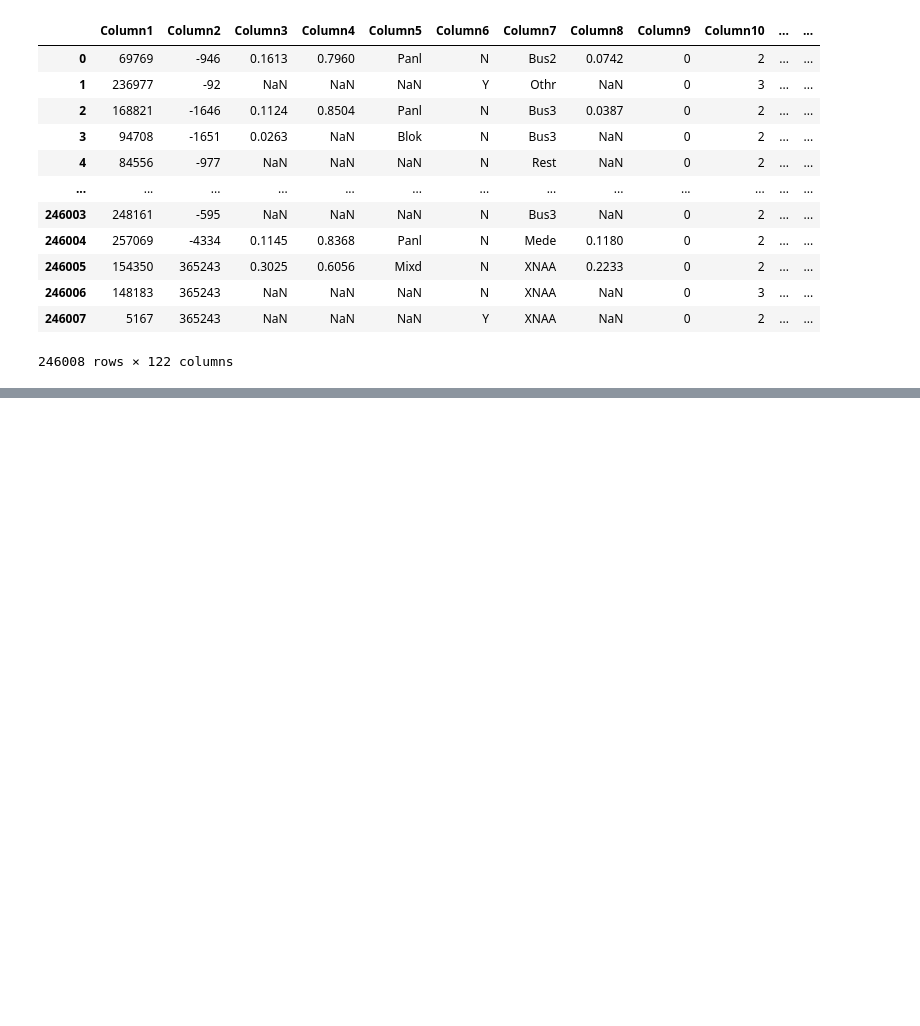
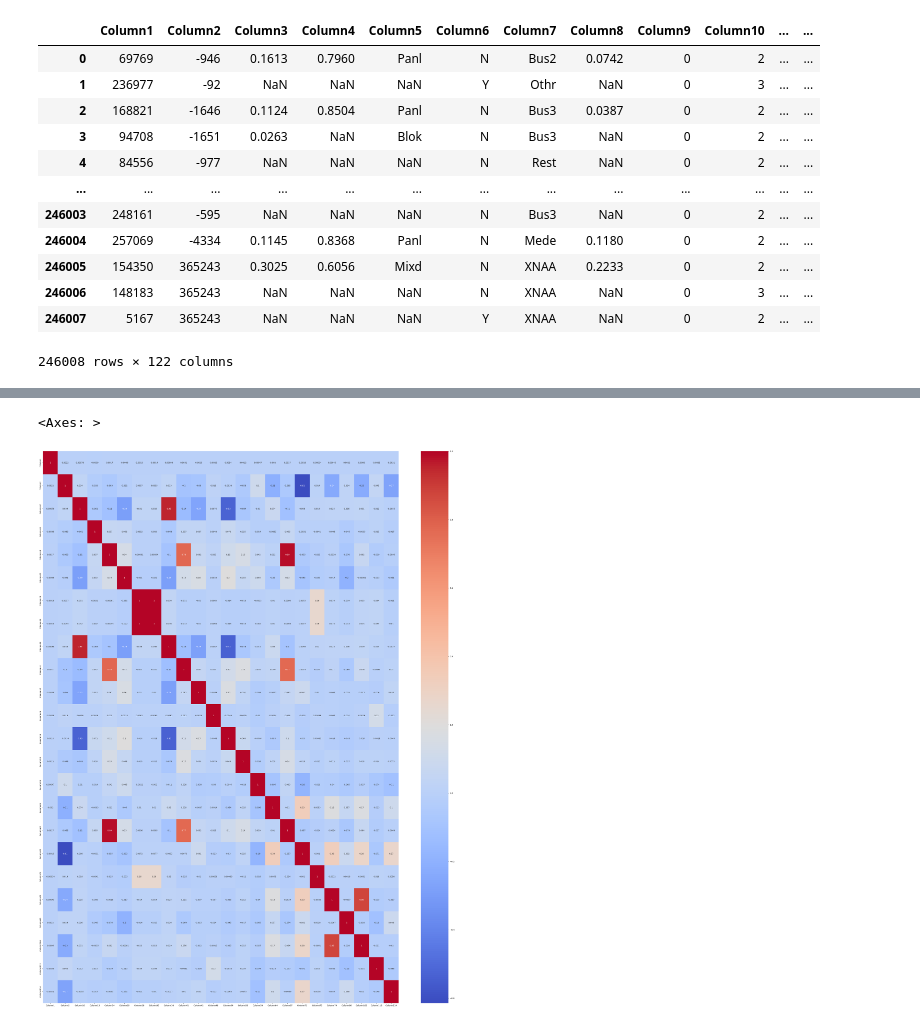
Before and after one commit to igyccmt/Project1, a Jupyter notebook: Project.ipynb, the cells around one changed output, grey strips where cells are left out. Saved outputs shown, nothing was run; the diff lists cells and outputs as text; code cells hidden in the pictures; blank space fills up the shorter version.

```diff
--- a/Project.ipynb
+++ b/Project.ipynb
@@ -35,0 +188,6 @@ for c,v in df.isnull().sum().items():
+# %%
+numerical = numerical.drop("Column35", axis= 1)
+numerical = numerical.drop("Column84", axis= 1)
+numerical = numerical.drop("Column91", axis= 1)
+numerical = numerical.drop("Column119", axis= 1)
+#After analysis of the histograms I looked further upon the ones i suspected using valuecounts(), which i have now deleted. Basically i deleted what i think are the highly imbalanced independent variables.
@@ -35,0 +214,18 @@ for c,v in df.isnull().sum().items():
+# %%
+left = []
+right = []
+norm = []
+for i in numerical.columns:
+    if numerical[i].mean() > numerical[i].median():
+        left.append(i)
+    elif numerical[i].mean() <numerical[i].median():
+        right.append(i)
+    else:
+        norm.append(i)
+
+#Here i check whether the column is skewed or normal distributed, which i know normally distributed to be none since i saw histograms, still.
+#By doing this I will decide whether to impute with median or mean.
+# %%
+for i in numerical.columns:
+    if i in left or i in right:
+        numerical[i] = numerical[i].fillna(numerical[i].median())
@@ -35,0 +279,8 @@ for c,v in df.isnull().sum().items():
+# %%
+corr_matr = numerical.corr()
+# %%
+plt.figure(figsize = (40,50))
+sns.heatmap(corr_matr, cmap = "coolwarm", annot= True)
+# %% [output]
+<Axes: >
+[figure, added]
```
Also changed, not shown: parts of 57 cells of this notebook.
